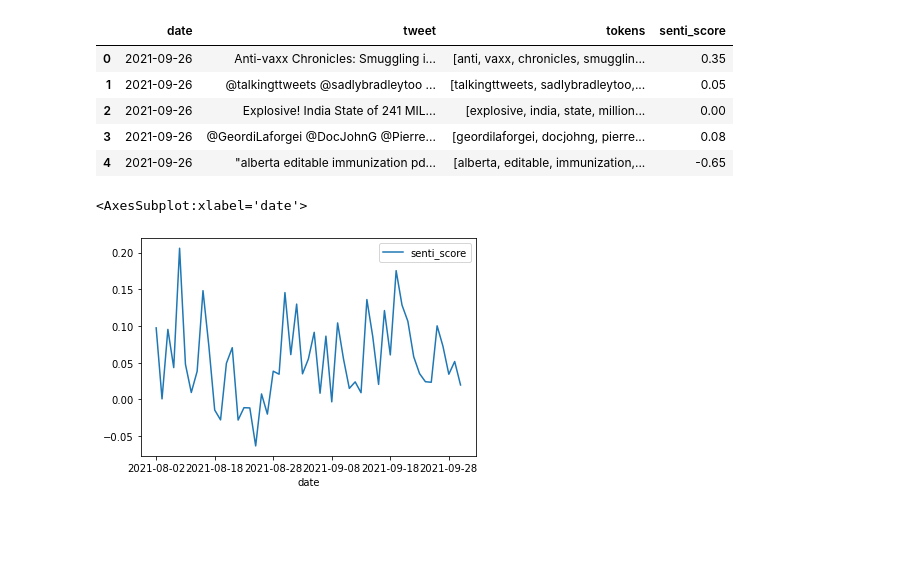
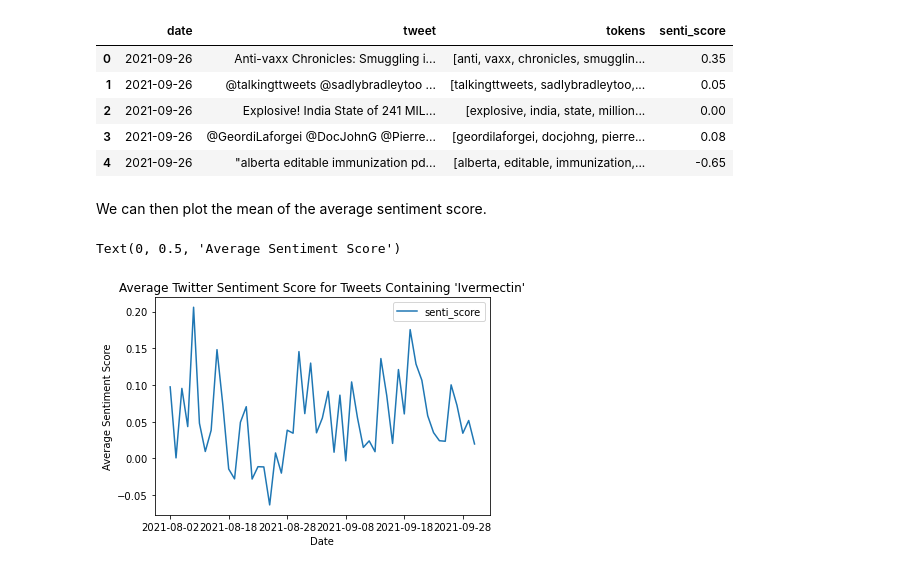
Before and after one commit to macs30200-s22/replication-materials-atowey-uchi, a Jupyter notebook: sentiment_analysis.ipynb, the cells around one changed output. Cells and saved outputs as stored; diff of their text form; code cells hidden in the pictures; blank space fills up the shorter version.

```diff
--- a/sentiment_analysis.ipynb
+++ b/sentiment_analysis.ipynb
@@ -109,8 +117,12 @@ df_small.head()
 | 4 | 2021-09-26 | "alberta editable immunization pd... | [alberta, editable, immunization,... | -0.65 |
 # %%
 df_grouped = df_small.groupby('date').mean()
+# %% [markdown]
+We can then plot the mean of the average sentiment score.
 # %%
-df_grouped.plot(use_index=True)
+ax = df_grouped.plot(use_index=True, title="Average Twitter Sentiment Score for Tweets Containing 'Ivermectin'")
+ax.set_xlabel("Date")
+ax.set_ylabel("Average Sentiment Score")
 # %% [output]
-<AxesSubplot:xlabel='date'>
+Text(0, 0.5, 'Average Sentiment Score')
-[figure, old version]
+[figure, new version]
```
Also changed, not shown: parts of 10 cells of this notebook.
